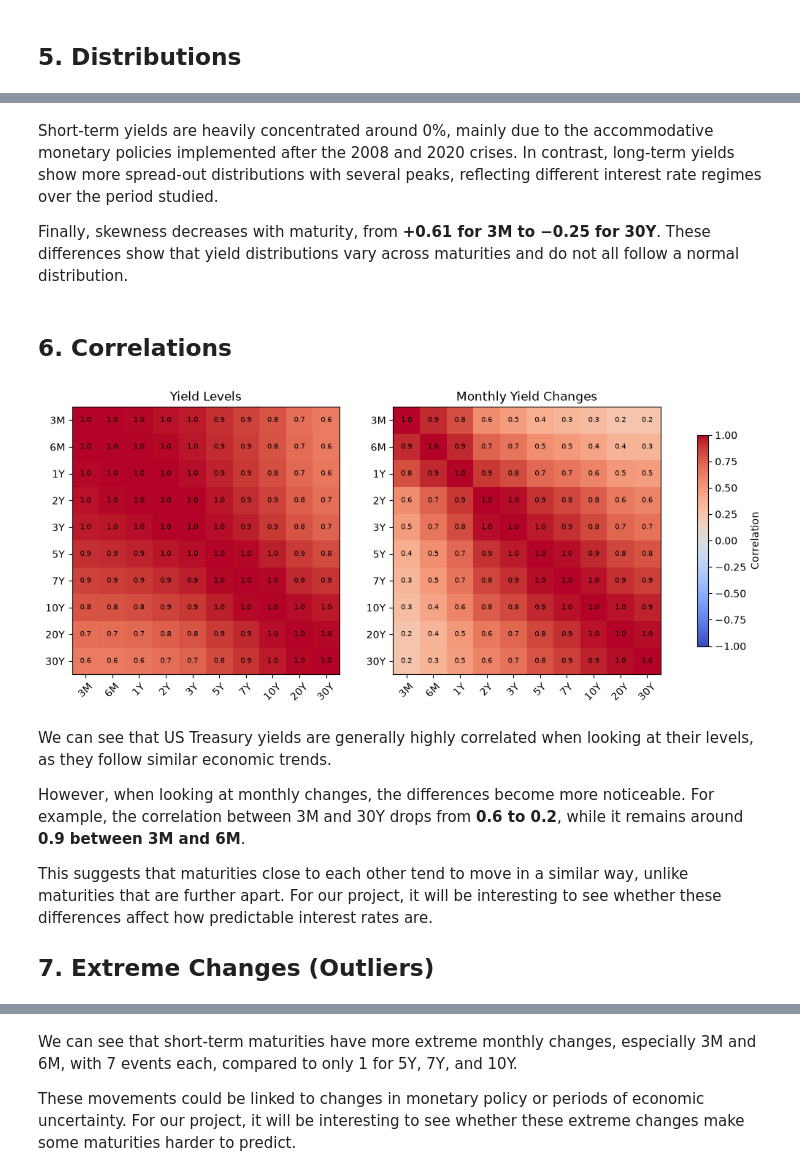
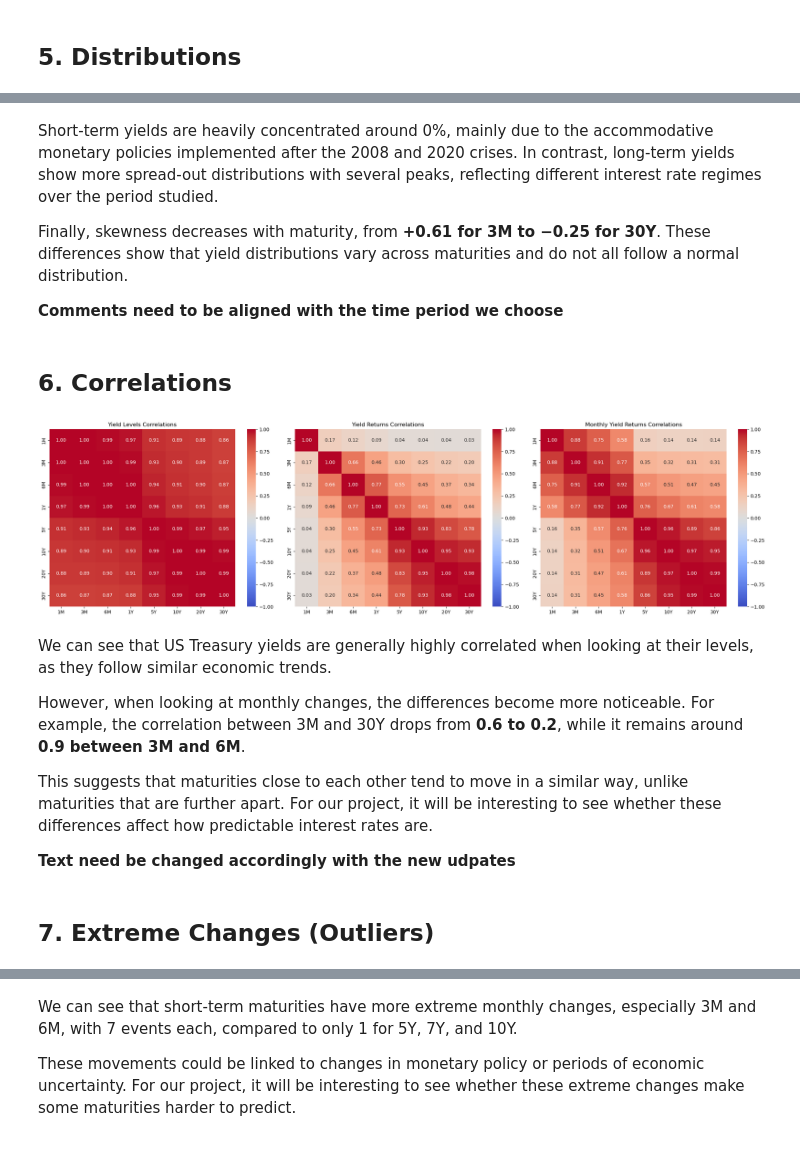
Before and after one commit to pauldlly/ai_in_finance_project, a Jupyter notebook: notebooks/01_data_exploration.ipynb, the cells around one changed output, grey strips where cells are left out. Saved outputs shown, nothing was run; the diff lists cells and outputs as text; code cells hidden in the pictures.

```diff
--- a/notebooks/01_data_exploration.ipynb
+++ b/notebooks/01_data_exploration.ipynb
@@ -69,0 +73,3 @@ Series: 3M, 6M, 1Y, 2Y, 3Y, 5Y, 7Y, 10Y, 20Y, 30Y
+# %%
+data = download_data(series, "2016-01-01", 'yield_curve.csv')
+display(data.head(10))
@@ -123 +188,4 @@ For the next steps of the project, these dates can be removed during preprocessi
+# %%
+# Due to the analysis we ran previously on the missing dates, we can exclude them without issues.
+new_data = data.dropna(axis=0 , how = 'all')
 # %%
@@ -206,37 +313,47 @@ display(df.skew().round(2).to_frame("Skewness"))
 Short-term yields are heavily concentrated around 0%, mainly due to the accommodative monetary policies implemented after the 2008 and 2020 crises. In contrast, long-term yields show more spread-out distributions with several peaks, reflecting different interest rate regimes over the period studied.
 
 Finally, skewness decreases with maturity, from **+0.61 for 3M to −0.25 for 30Y**. These differences show that yield distributions vary across maturities and do not all follow a normal distribution.
+
+**Comments need to be aligned with the time period we choose**
 # %% [markdown]
 ## 6. Correlations
 # %%
 # Monthly yield changes
-monthly = df.dropna().resample("ME").last().dropna()
-if monthly.index[-1].to_period("M") == pd.Timestamp.today().to_period("M"):
-    monthly = monthly.iloc[:-1]
+def plot_yield_correlations(df):
 
-changes = monthly.diff().dropna() * 100
+    # day to day return
+    returns = df.diff().dropna()*100
+    # Monthly yield changes
+    monthly = df.dropna().resample("ME").last().dropna()
+    # Exclude current incomplete month
+    if monthly.index[-1].to_period("M") == pd.Timestamp.today().to_period("M"):
+        monthly = monthly.iloc[:-1]
+    changes = monthly.diff().dropna() * 100
 
-# Correlation matrices
-fig, axes = plt.subplots(1, 2, figsize=(13, 5))
+    # Correlation matrices
+    corr_levels = df.corr()
+    corr_returns = returns.corr()
+    corr_changes_monthly = changes.corr()
 
-for ax, data, title in zip(
-    axes,
-    [df.corr(), changes.corr()],
-    ["Yield Levels", "Monthly Yield Changes"]
-):
-    im = ax.imshow(data, cmap="coolwarm", vmin=-1, vmax=1)
-    ax.set(xticks=range(10), yticks=range(10), title=title)
-    ax.set_xticklabels(df.columns, rotation=45)
-    ax.set_yticklabels(df.columns)
+    # Plot heatmaps side by side
+    fig, axes = plt.subplots(1, 3, figsize=(22, 6))
 
-    for i in range(10):
-        for j in range(10):
-            ax.text(j, i, f"{data.iloc[i, j]:.1f}", ha="center", va="center", fontsize=7)
+    sns.heatmap(corr_levels, annot=True,  cmap="coolwarm", fmt=".2f", vmin=-1, vmax=1, ax=axes[0])
+    axes[0].set_title("Yield Levels Correlations")
 
-fig.colorbar(im, ax=axes, shrink=0.75, label="Correlation")
-plt.show()
+    sns.heatmap(corr_returns, annot=True, cmap="coolwarm", fmt=".2f", vmin=-1, vmax=1, ax=axes[1])
+    axes[1].set_title("Yield Returns Correlations")
+
+    sns.heatmap(corr_changes_monthly, annot=True, cmap="coolwarm", fmt=".2f", vmin=-1, vmax=1, ax=axes[2])
+    axes[2].set_title("Monthly Yield Returns Correlations")
+
+    plt.tight_layout()
+    plt.show()
+
+
+plot_yield_correlations(new_data)
 # %% [output]
-[figure, old version]
+[figure, new version]
 # %% [markdown]
 We can see that US Treasury yields are generally highly correlated when looking at their levels, as they follow similar economic trends.
 
@@ -244,5 +361,7 @@ However, when looking at monthly changes, the differences become more noticeable
 
 This suggests that maturities close to each other tend to move in a similar way, unlike maturities that are further apart. For our project, it will be interesting to see whether these differences affect how predictable interest rates are.
 
-## 7. Extreme Changes (Outliers)
+**Text need be changed accordingly with the new udpates**
+# %% [markdown]
+## 7. Extreme Changes (Outliers)
 # %%
```
Also changed, not shown: parts of 16 cells of this notebook.
